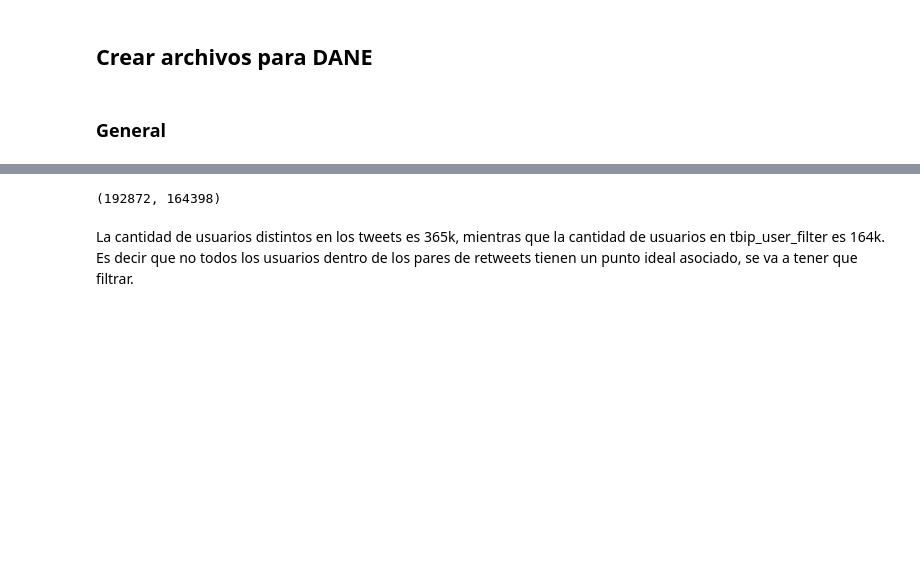
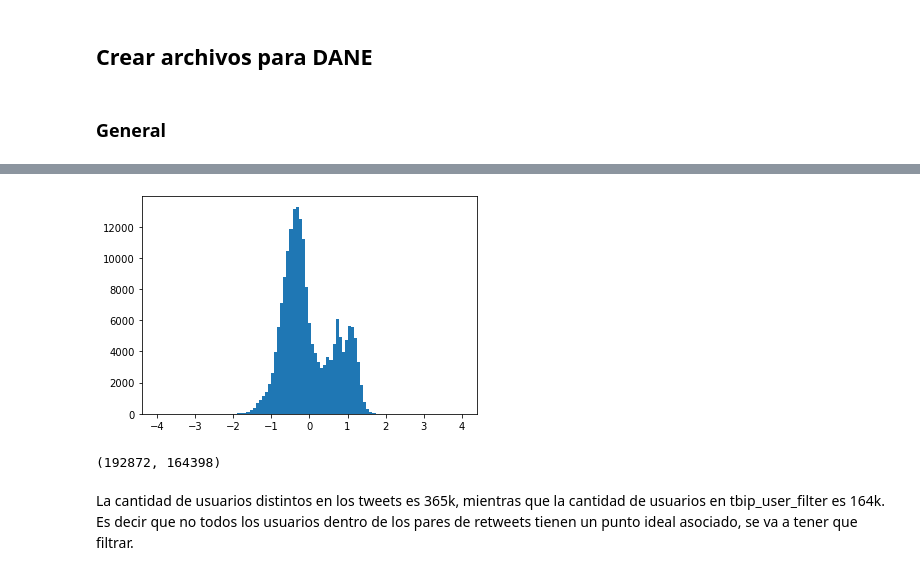
Before and after one commit to MaxOjeda/Controversia_CC, a Jupyter notebook: Proceso_de_datos.ipynb, the cells around one changed output, grey strips where cells are left out. Drawn from its saved outputs; the diff is of its cells as text; code cells hidden in the pictures; blank space fills up the shorter version.

```diff
--- a/Proceso_de_datos.ipynb
+++ b/Proceso_de_datos.ipynb
@@ -224,3 +240,9 @@ tweets_users = pd.read_csv('Datasets_Tweets/tweets_users.csv')
+# %%
+import numpy as np
+plt.hist(tbip_data.ideal_point, bins = np.linspace(-4, 4, 100))
+plt.show()
+# %% [output]
+[figure, added]
 # %%
 tbip_dane = tbip_data.sort_values(by='author').drop(columns=['sd'], axis=1).rename({'author':'user_id'}, axis=1)
 tbip_dane.to_csv('DANE_datasets/tbip_dane_all.csv', index=False)
```
Also changed, not shown: parts of 16 cells of this notebook, 29 other files.
